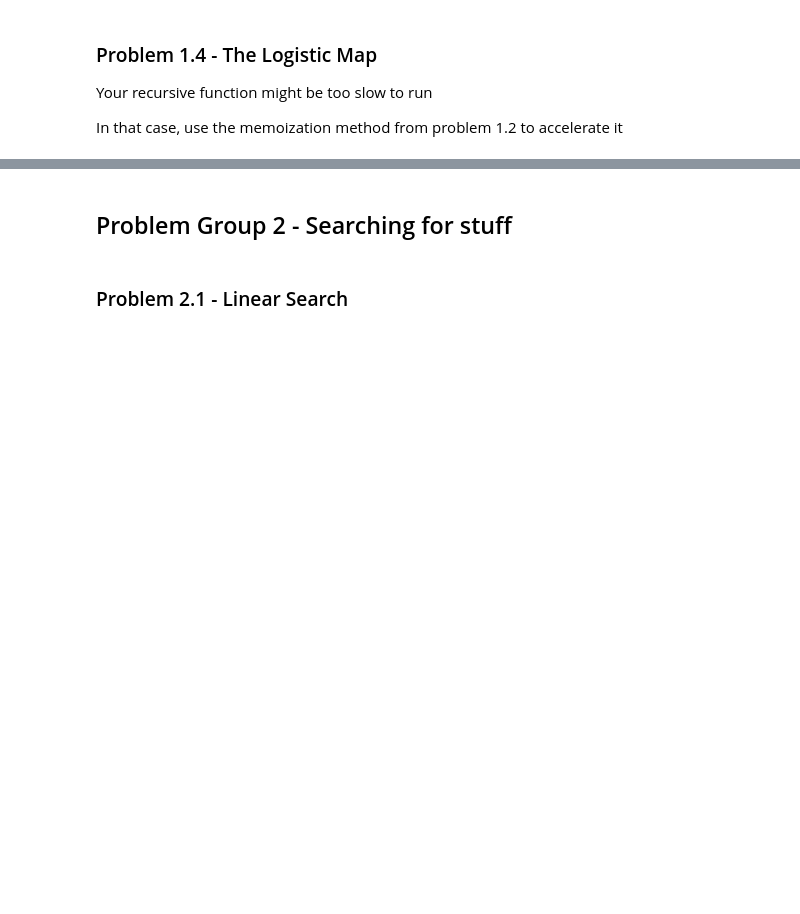
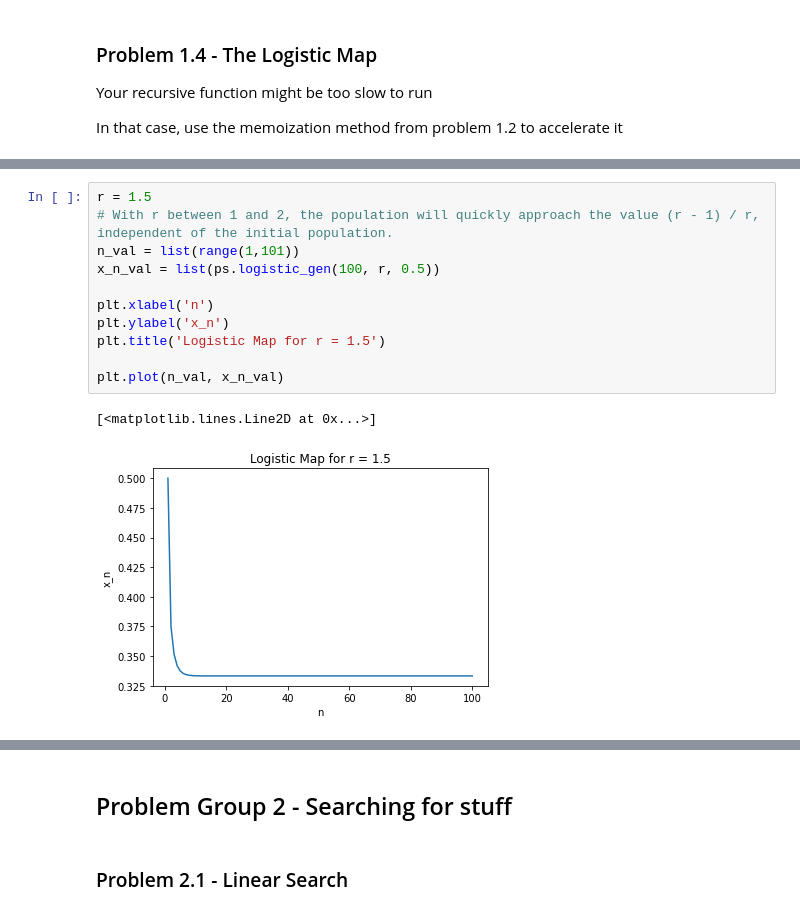
Before and after one commit to CzJLee/Physics-180N, a Jupyter notebook: Problem Set/python-problem-set-answer.ipynb, the cells around one changed output, grey strips where cells are left out. Saved outputs shown, nothing was run; the diff lists cells and outputs as text; blank space fills up the shorter version.

```diff
--- a/Problem Set/python-problem-set-answer.ipynb
+++ b/Problem Set/python-problem-set-answer.ipynb
@@ -81,0 +299,14 @@ In that case, use the memoization method from problem 1.2 to accelerate it
+# %%
+r = 1.5
+# With r between 1 and 2, the population will quickly approach the value (r - 1) / r, independent of the initial population.
+n_val = list(range(1,101))
+x_n_val = list(ps.logistic_gen(100, r, 0.5))
+
+plt.xlabel('n')
+plt.ylabel('x_n')
+plt.title('Logistic Map for r = 1.5')
+
+plt.plot(n_val, x_n_val)
+# %% [output]
+[<matplotlib.lines.Line2D at 0x...>]
+[figure, added]
```
Also changed, not shown: parts of 40 cells of this notebook, 1 other file.
